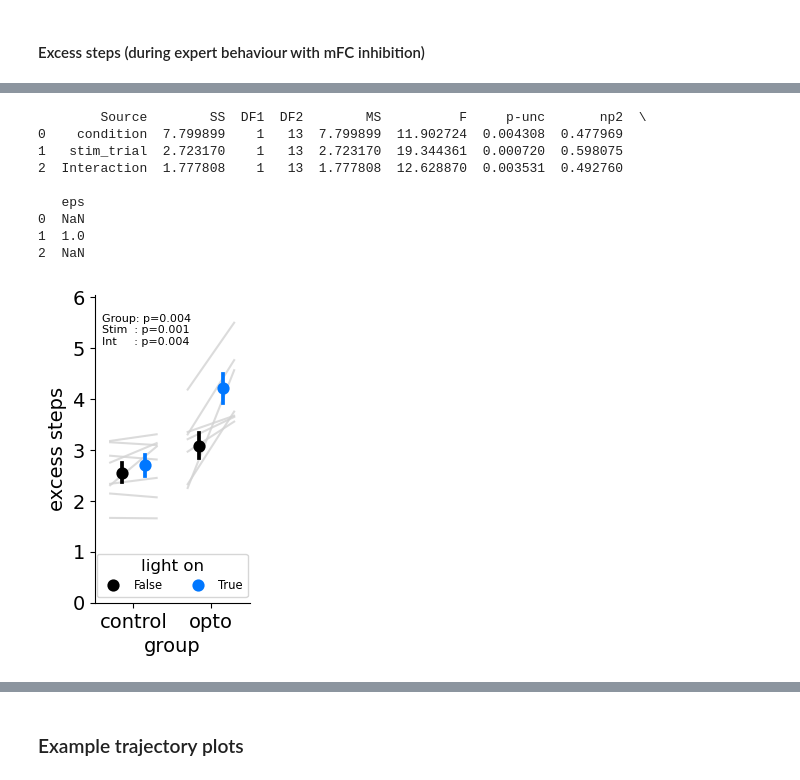
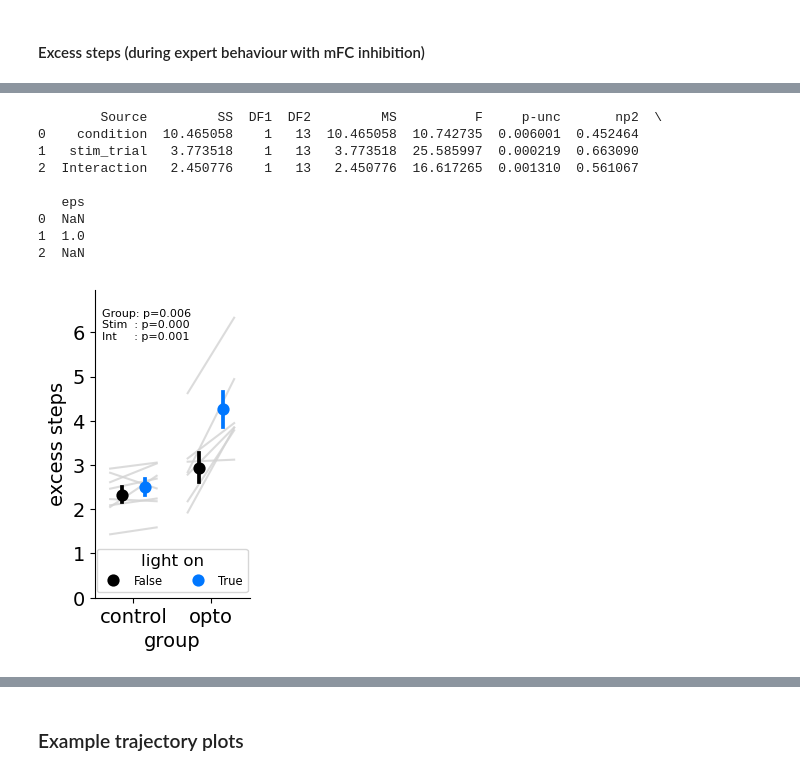
Before and after one commit to peterdoohan/goalNav_mFC-opto3, a Jupyter notebook: code/Notebooks/performance_metrics.ipynb, the cells around one changed output, grey strips where cells are left out. Cells and saved outputs as stored; diff of their text form; code cells hidden in the pictures.

```diff
--- a/code/Notebooks/performance_metrics.ipynb
+++ b/code/Notebooks/performance_metrics.ipynb
@@ -65,20 +68,21 @@ f.savefig("../results/figures/delta_excess_steps_over_time.pdf")
 # %%
 fig, ax = plt.subplots(1, 1, figsize=(2, 4))
 es.plot_random_effects_summary(
     excess_steps_df,
-    stim_day_range=(4, np.inf),
+    stim_day_range=(8, 22),
+    outlier_thres=500,
     print_stats=True,
     ax=ax,
 )
 fig.savefig("../results/figures/random_effects_excess_steps.pdf")
 # %% [output]
-        Source        SS  DF1  DF2        MS          F     p-unc       np2  \
-0    condition  7.799899    1   13  7.799899  11.902724  0.004308  0.477969
-1   stim_trial  2.723170    1   13  2.723170  19.344361  0.000720  0.598075
-2  Interaction  1.777808    1   13  1.777808  12.628870  0.003531  0.492760
+        Source         SS  DF1  DF2         MS          F     p-unc       np2  \
+0    condition  10.465058    1   13  10.465058  10.742735  0.006001  0.452464
+1   stim_trial   3.773518    1   13   3.773518  25.585997  0.000219  0.663090
+2  Interaction   2.450776    1   13   2.450776  16.617265  0.001310  0.561067
 
    eps
 0  NaN
 1  1.0
 2  NaN
-[figure, old version]
+[figure, new version]
```
Also changed, not shown: parts of 8 cells of this notebook, 7 other files.
